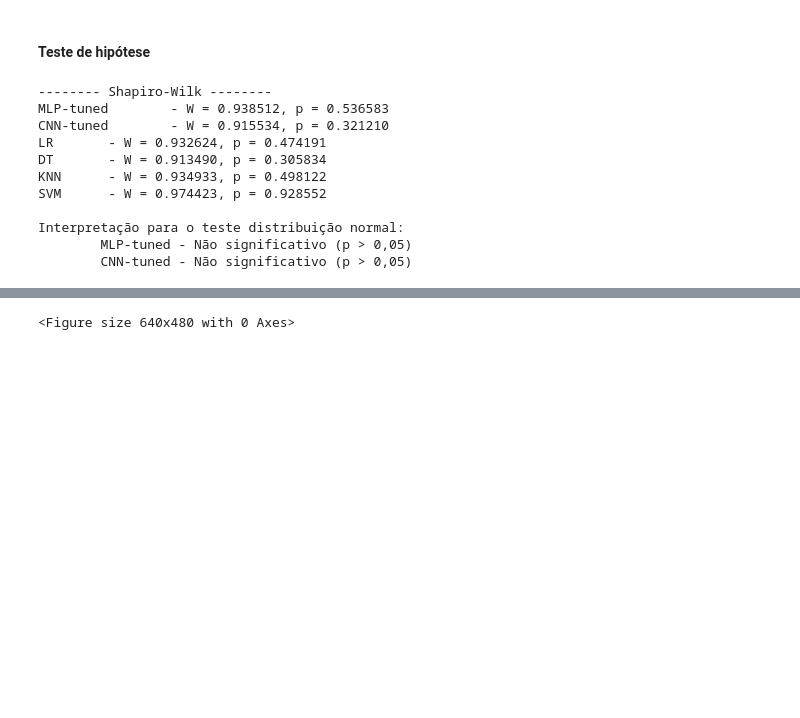
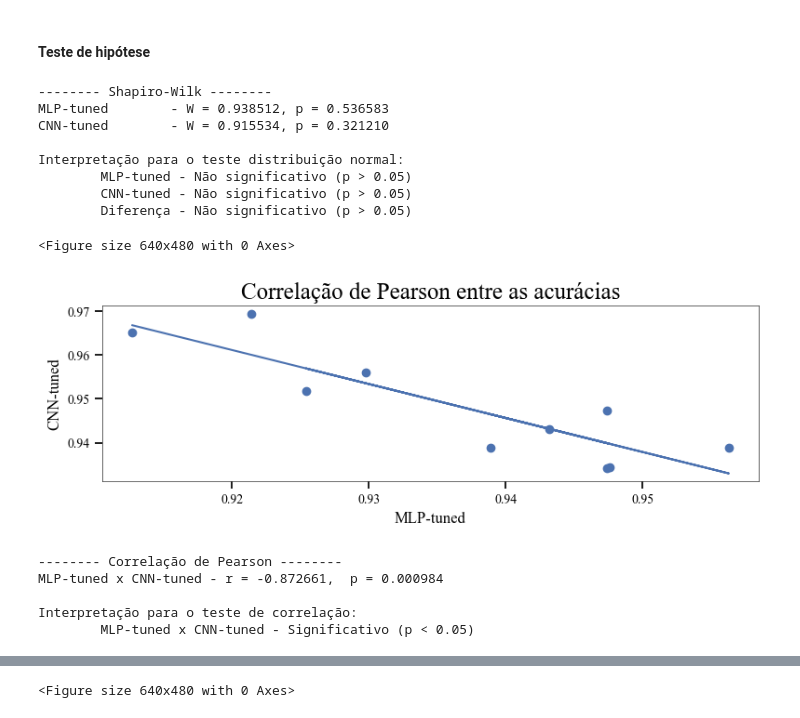
Before and after one commit to abner-lucas/EEG-Feature-Extraction-Classification, a Jupyter notebook: classification_wavelet.ipynb, the cells around one changed output, grey strips where cells are left out. Drawn from its saved outputs; the diff is of its cells as text; code cells hidden in the pictures; blank space fills up the shorter version.

Commit message:
acrescentando correlação de pearson

```diff
--- a/classification_wavelet.ipynb
+++ b/classification_wavelet.ipynb
@@ -598,11 +598,12 @@ fig17.savefig('outputs_fig/fig17_acuracia_modelos.png')
 # %% [markdown]
 #### Teste de hipótese
 # %%
-# Verificar se as acurárias possuem uma distribuição normal com o Shapiro-Wilk
-
+#PRESSUPOSIÇÃO 1: NORMALIDADE DAS DIFERENÇAS
+# Verifica distribuição normal com o Shapiro-Wilk
 print('-------- Shapiro-Wilk --------')
 for i, (key, results) in enumerate(acc_scores.items()):
-    print(f"{key}\t - W = {shapiro(results)[0]:5f}, p = {shapiro(results)[1]:5f}")
+    if i < 2:
+       print(f"{key}\t - W = {shapiro(results)[0]:5f}, p = {shapiro(results)[1]:5f}")
 
 # Hipótese nula: a distribuição dos dados como um todo se desvia de uma distribuição normal
 # Hipótese secundária: os dados como um todo possuem uma distribuição normal
@@ -610,22 +611,23 @@ for i, (key, results) in enumerate(acc_scores.items()):
 # significativo (p < 0,05)
 print('\nInterpretação para o teste distribuição normal:')
 if shapiro(acc_scores['MLP-tuned'])[1] > 0.05:
-    print(f'\tMLP-tuned - Não significativo (p > 0,05)')
+    print(f'\tMLP-tuned - Não significativo (p > 0.05)')
 else:
-    print(f'\tMLP-tuned - Significativo (p < 0,05)')
+    print(f'\tMLP-tuned - Significativo (p < 0.05)')
 if shapiro(acc_scores['CNN-tuned'])[1] > 0.05:
-    print(f'\tCNN-tuned - Não significativo (p > 0,05)')
+    print(f'\tCNN-tuned - Não significativo (p > 0.05)')
 else:
-    print(f'\tCNN-tuned - Significativo (p < 0,05)')
+    print(f'\tCNN-tuned - Significativo (p < 0.05)')
+if shapiro([y - x for y, x in zip(acc_scores['MLP-tuned'], acc_scores['CNN-tuned'])])[1] > 0.05:
+    print(f'\tDiferença - Não significativo (p > 0.05)')
+else:
+    print(f'\tDiferença - Significativo (p < 0.05)')
 # %% [output]
 -------- Shapiro-Wilk --------
 MLP-tuned        - W = 0.938512, p = 0.536583
 CNN-tuned        - W = 0.915534, p = 0.321210
-LR       - W = 0.932624, p = 0.474191
-DT       - W = 0.913490, p = 0.305834
-KNN      - W = 0.934933, p = 0.498122
-SVM      - W = 0.974423, p = 0.928552
 
 Interpretação para o teste distribuição normal:
-        MLP-tuned - Não significativo (p > 0,05)
-        CNN-tuned - Não significativo (p > 0,05)
+        MLP-tuned - Não significativo (p > 0.05)
+        CNN-tuned - Não significativo (p > 0.05)
+        Diferença - Não significativo (p > 0.05)
@@ -649,3 +634,40 @@ Interpretação para o teste distribuição normal:
+# %%
+#PRESSUPOSIÇÃO 2: DEPENDÊNCIA LINEAR ENTRE AS AMOSTRAS
+# Visualizar se as variáveis possuem um relação linear
+plt.clf()
+fig18 = plt.figure(figsize=(8, 3))
+plt.scatter(acc_scores['MLP-tuned'], acc_scores['CNN-tuned'])
+z = np.polyfit(acc_scores['MLP-tuned'], acc_scores['CNN-tuned'], 1)
+p = np.poly1d(z)
+plt.plot(acc_scores['MLP-tuned'], p(acc_scores['MLP-tuned']))
+plt.xlabel('MLP-tuned')
+plt.ylabel('CNN-tuned')
+plt.title('Correlação de Pearson entre as acurácias')
+plt.show()
+fig18.savefig('outputs_fig/fig18_correlacao_pearson.png')
+
+# Confirmar dependência com correlação de Pearson
+r = pearsonr(acc_scores['MLP-tuned'], acc_scores['CNN-tuned'])
+print('-------- Correlação de Pearson --------')
+print(f"MLP-tuned x CNN-tuned - r = {r[0]:5f},  p = {r[1]:5f}")
+
+# Hipótese nula: não existe correlação entre as variáveis
+# Hipótese secundária: existe correlação entre as variáveis
+# não significativo (p > 0,05)
+# significativo (p < 0,05)
+print('\nInterpretação para o teste de correlação:')
+if r[1] > 0.05:
+    print(f'\tMLP-tuned x CNN-tuned - Não significativo (p > 0.05)')
+else:
+    print(f'\tMLP-tuned x CNN-tuned - Significativo (p < 0.05)')
+# %% [output]
+<Figure size 640x480 with 0 Axes>
+[figure, added]
+-------- Correlação de Pearson --------
+MLP-tuned x CNN-tuned - r = -0.872661,  p = 0.000984
+
+Interpretação para o teste de correlação:
+        MLP-tuned x CNN-tuned - Significativo (p < 0.05)
 # %%
 # Plot da distribuição das acurácias
 # plt.clf()
```
Also changed, not shown: parts of 5 cells of this notebook, 5 other files.
